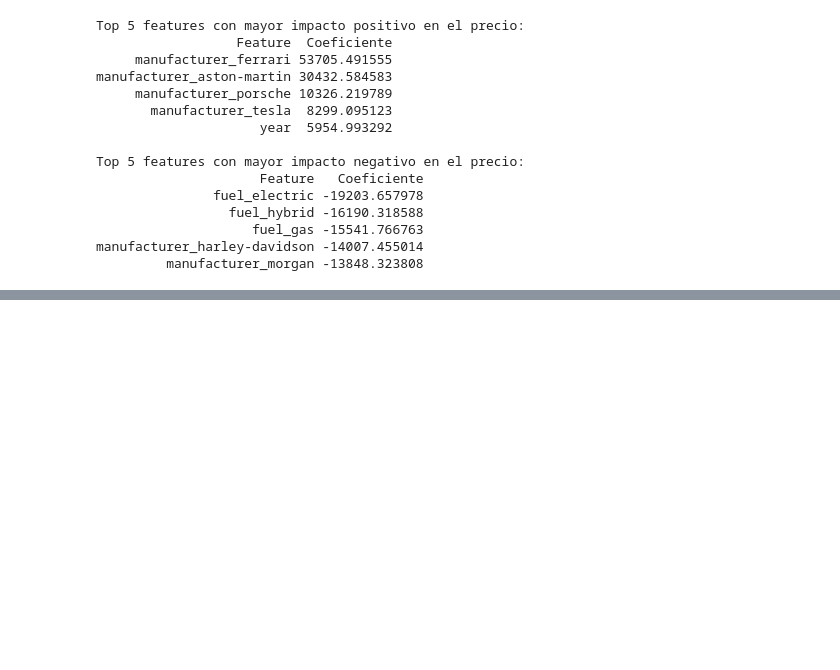
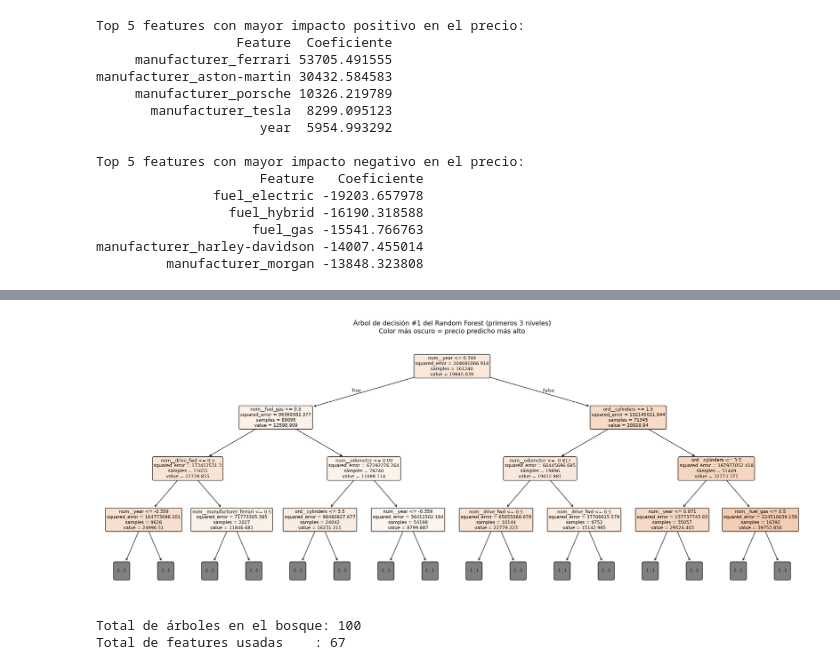
Before and after one commit to Mary-Paz-AN/PY_IA, a Jupyter notebook: SegundaEtapa/segundaEtapa.ipynb, the cells around one changed output, grey strips where cells are left out. Cells and saved outputs as stored; diff of their text form; code cells hidden in the pictures; blank space fills up the shorter version.

Commit message:
Entrenamiento de modelos

```diff
--- a/SegundaEtapa/segundaEtapa.ipynb
+++ b/SegundaEtapa/segundaEtapa.ipynb
@@ -552,0 +673,17 @@ manufacturer_harley-davidson -14007.455014
+# %%
+cv = TimeSeriesSplit(n_splits=5)
+
+pipeline_ridge = Pipeline(steps=[
+    ('preprocessor', preprocessor),  # mismo preprocesador de la sección 3
+    ('regressor', Ridge(
+        alpha=1.0,    # regularización estándar, si se necesita afinar se hace en la sección 7
+        random_state=SEED
+    ))
+])
+
+pipeline_ridge = evaluar_modelo_cv(
+    pipeline_ridge,
+    'Ridge Regression (Baseline 2)',
+    X_train, y_train, cv,
+    results_summary  # lista donde ya está el resultado de la regresión lineal
+)
@@ -552,0 +716,52 @@ manufacturer_harley-davidson -14007.455014
+# %%
+pipeline_rf = Pipeline(steps=[
+    ('preprocessor', preprocessor),
+    ('regressor', RandomForestRegressor(
+        n_estimators=100,
+        max_depth=None,
+        min_samples_leaf=5,
+        random_state=SEED,
+        n_jobs=-1
+    ))
+])
+
+pipeline_rf = evaluar_modelo_cv(
+    pipeline_rf,
+    'Random Forest',
+    X_train, y_train, cv,
+    results_summary
+)
+
+
+# Visualización de un árbol del Random Forest
+from sklearn.tree import plot_tree
+
+preprocesador = pipeline_rf.named_steps['preprocessor']
+modelo_rf = pipeline_rf.named_steps['regressor']
+feature_names = preprocesador.get_feature_names_out()
+
+fig, ax = plt.subplots(figsize=(20, 8))
+
+plot_tree(
+    modelo_rf.estimators_[0],
+    feature_names=feature_names,
+    filled=True,
+    rounded=True,
+    max_depth=3,
+    fontsize=9,
+    ax=ax
+)
+
+ax.set_title(
+    'Árbol de decisión #1 del Random Forest (primeros 3 niveles)\n'
+    'Color más oscuro = precio predicho más alto',
+    fontsize=13, pad=15
+)
+
+plt.tight_layout()
+plt.savefig('arbol_random_forest.png', dpi=150, bbox_inches='tight')
+plt.show()
+
+print(f"Total de árboles en el bosque: {len(modelo_rf.estimators_)}")
+print(f"Total de features usadas    : {len(feature_names)}")
+# %% [output]
@@ -552,0 +779,3 @@ manufacturer_harley-davidson -14007.455014
+[figure, added]
+Total de árboles en el bosque: 100
+Total de features usadas    : 67
```
Also changed, not shown: parts of 11 cells of this notebook, 5 other files.
